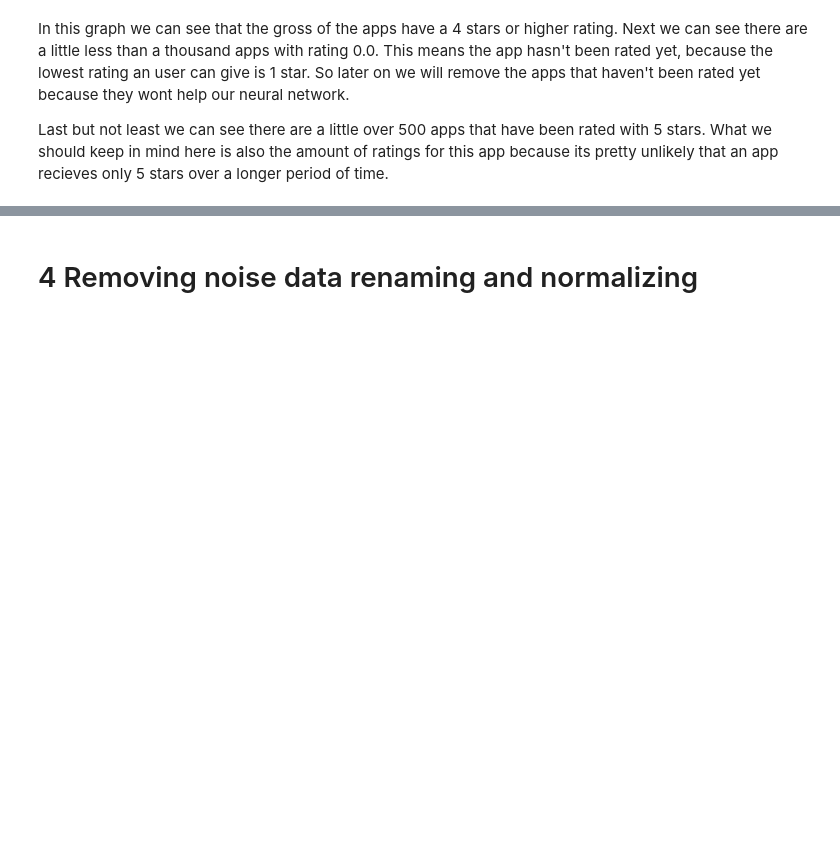
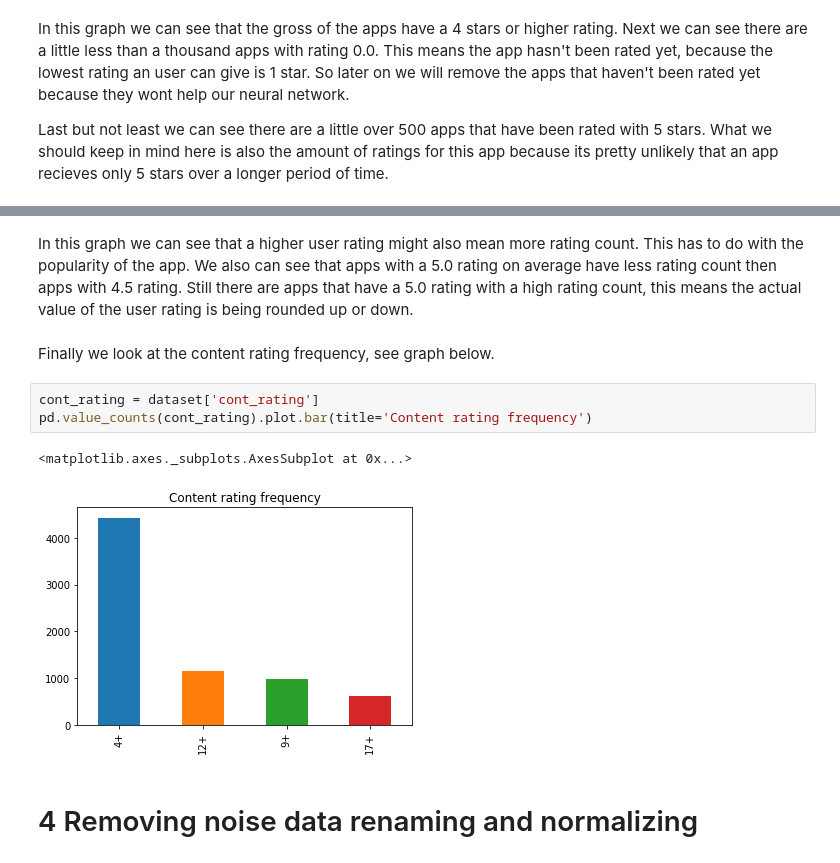
Before and after one commit to CezanvM/MachineLearning, a Jupyter notebook: src/Main.ipynb, the cells around one changed output, grey strips where cells are left out. Cells and saved outputs as stored; diff of their text form; blank space fills up the shorter version.

```diff
--- a/src/Main.ipynb
+++ b/src/Main.ipynb
@@ -183,3 +182,17 @@ copy.user_rating.unique()
+# %% [markdown]
+In this graph we can see that a higher user rating might also mean more rating count.
+This has to do with the popularity of the app.
+We also can see that apps with a 5.0 rating on average have less rating count then apps with 4.5 rating.
+Still there are apps that have a 5.0 rating with a high rating count,
+this means the actual value of the user rating is being rounded up or down.
+# %% [markdown]
+Finally we look at the content rating frequency, see graph below.
+# %%
+cont_rating = dataset['cont_rating']
+pd.value_counts(cont_rating).plot.bar(title='Content rating frequency')
+# %% [output]
+<matplotlib.axes._subplots.AxesSubplot at 0x...>
+[figure, added]
 # %% [markdown]
 # 4 Removing noise data renaming and normalizing
 # %% [markdown]
```
Also changed, not shown: parts of 6 cells of this notebook, 1 other file.
